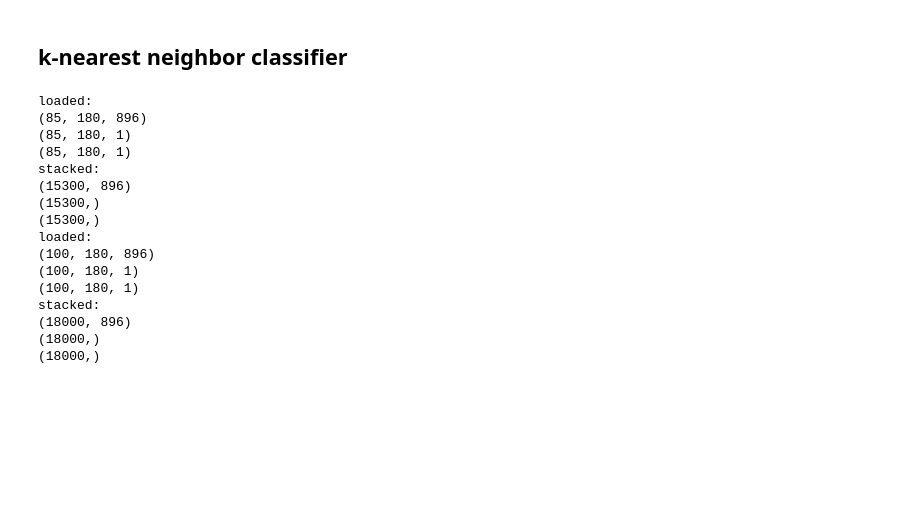
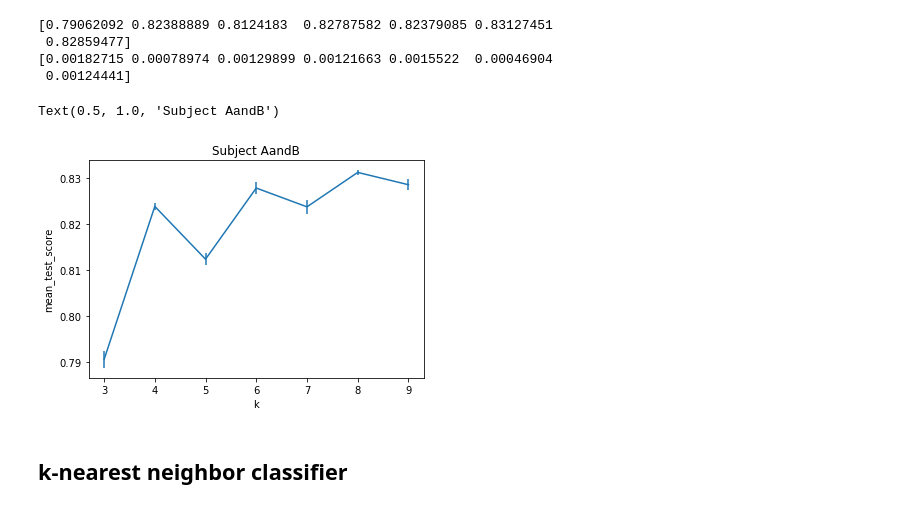
Before and after one commit to ys7yoo/iP300, a Jupyter notebook: train_kNN_cv.ipynb, the cells around one changed output. Saved outputs shown, nothing was run; the diff lists cells and outputs as text; code cells hidden in the pictures; blank space fills up the shorter version.

```diff
--- a/train_kNN_cv.ipynb
+++ b/train_kNN_cv.ipynb
@@ -28,24 +88,19 @@ from P300.data import load_data
+# %%
+subject_train = 'AandB'
+num_ch = 64
+cv = joblib.load("model/{}_kNN_cv_ch{}.model".format(subject_train,num_ch))
+
+results = cv.cv_results_
+#print(results)
+plot_results_kNN(results)
+
+plt.title('Subject {}'.format(subject_train))
+# %% [output]
+[0.79062092 0.82388889 0.8124183  0.82787582 0.82379085 0.83127451
+ 0.82859477]
+[0.00182715 0.00078974 0.00129899 0.00121663 0.0015522  0.00046904
+ 0.00124441]
+Text(0.5, 1.0, 'Subject AandB')
+[figure, added]
 # %% [markdown]
 ## k-nearest neighbor classifier
-# %%
-subject_train = 'A'
-subject_test = 'A'
-X_train, Y_train, Code_train = load_data(subject_train, 'train', 85)
-X_test, Y_test, Code_test = load_data(subject_test, 'test', 100)
-# %% [output]
-loaded:
-(85, 180, 896)
-(85, 180, 1)
-(85, 180, 1)
-stacked:
-(15300, 896)
-(15300,)
-(15300,)
-loaded:
-(100, 180, 896)
-(100, 180, 1)
-(100, 180, 1)
-stacked:
-(18000, 896)
-(18000,)
-(18000,)
```
Also changed, not shown: parts of 6 cells of this notebook.
